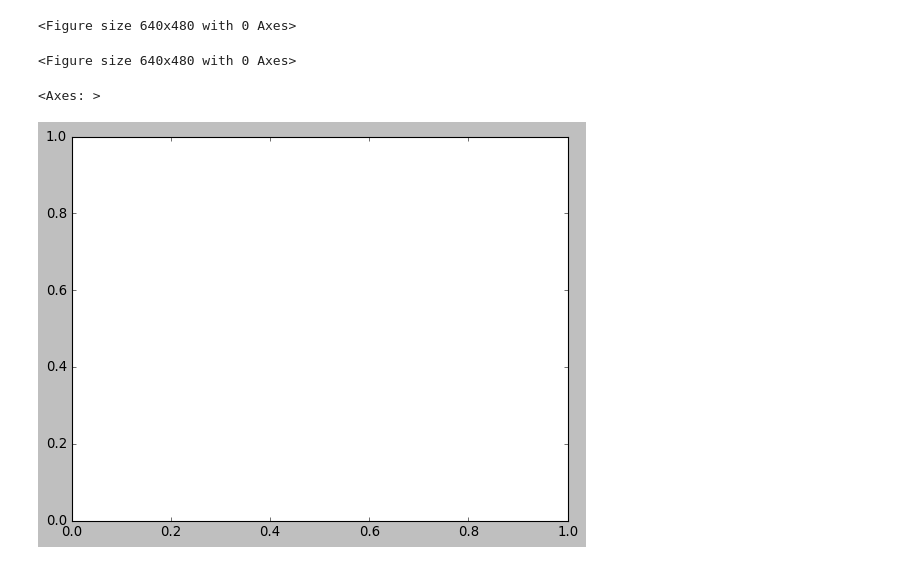
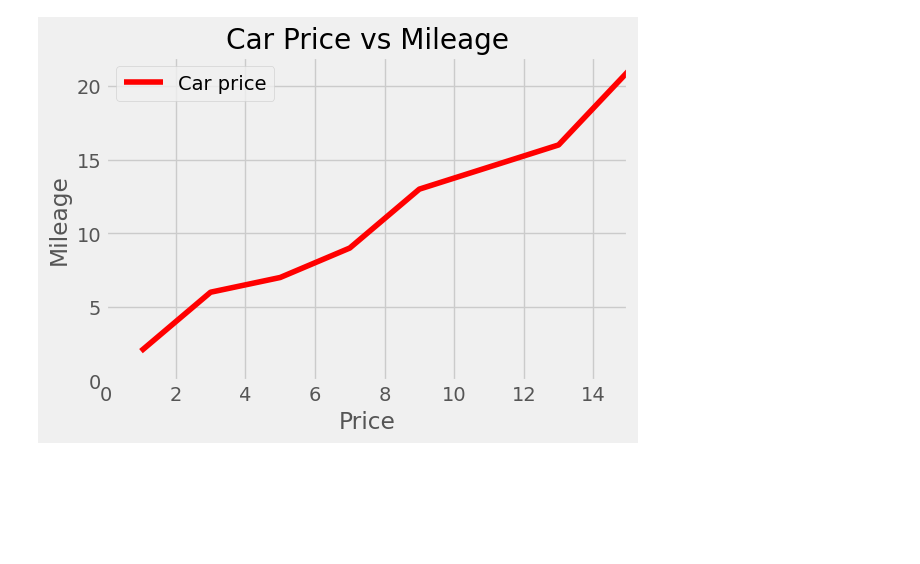
Before and after one commit to axt0895/Matplotlib, a Jupyter notebook: test.ipynb, the cells around one changed output. Cells and saved outputs as stored; diff of their text form; code cells hidden in the pictures; blank space fills up the shorter version.

```diff
--- a/test.ipynb
+++ b/test.ipynb
@@ -2,12 +2,7 @@
 %matplotlib inline
 
 import numpy as np
-import pandas as pd
 import matplotlib as mpl
 import matplotlib.pyplot as plt
-import seaborn as sns
 
-from pandas import Series, DataFrame
-
-np.random.seed(42)
-plt.style.use('classic')
+plt.style.use('fivethirtyeight')
@@ -28,10 +9,17 @@ plt.plot(x, np.cos(x));
-# %%
-plt.gcf()
-# %% [output]
-<Figure size 640x480 with 0 Axes>
-<Figure size 640x480 with 0 Axes>
-# %%
-plt.gca()
-# %% [output]
-<Axes: >
-[figure, removed]
+# %%
+X = np.array([1,3,5,7,9,11,13,15])
+y = np.array([2,6,7,9,13,14.5,16,21])
+# %%
+plt.figure(figsize = (6, 4))
+
+plt.plot(X, y, color = 'red', linestyle = 'solid', label ='Car price')
+plt.xlabel('Price')
+plt.ylabel('Mileage')
+plt.title('Car Price vs Mileage')
+plt.xlim(0,15)
+plt.ylim(0, 22)
+
+plt.legend()
+plt.show()
+# %% [output]
+[figure, added]
```
Also changed, not shown: parts of 7 cells of this notebook.
